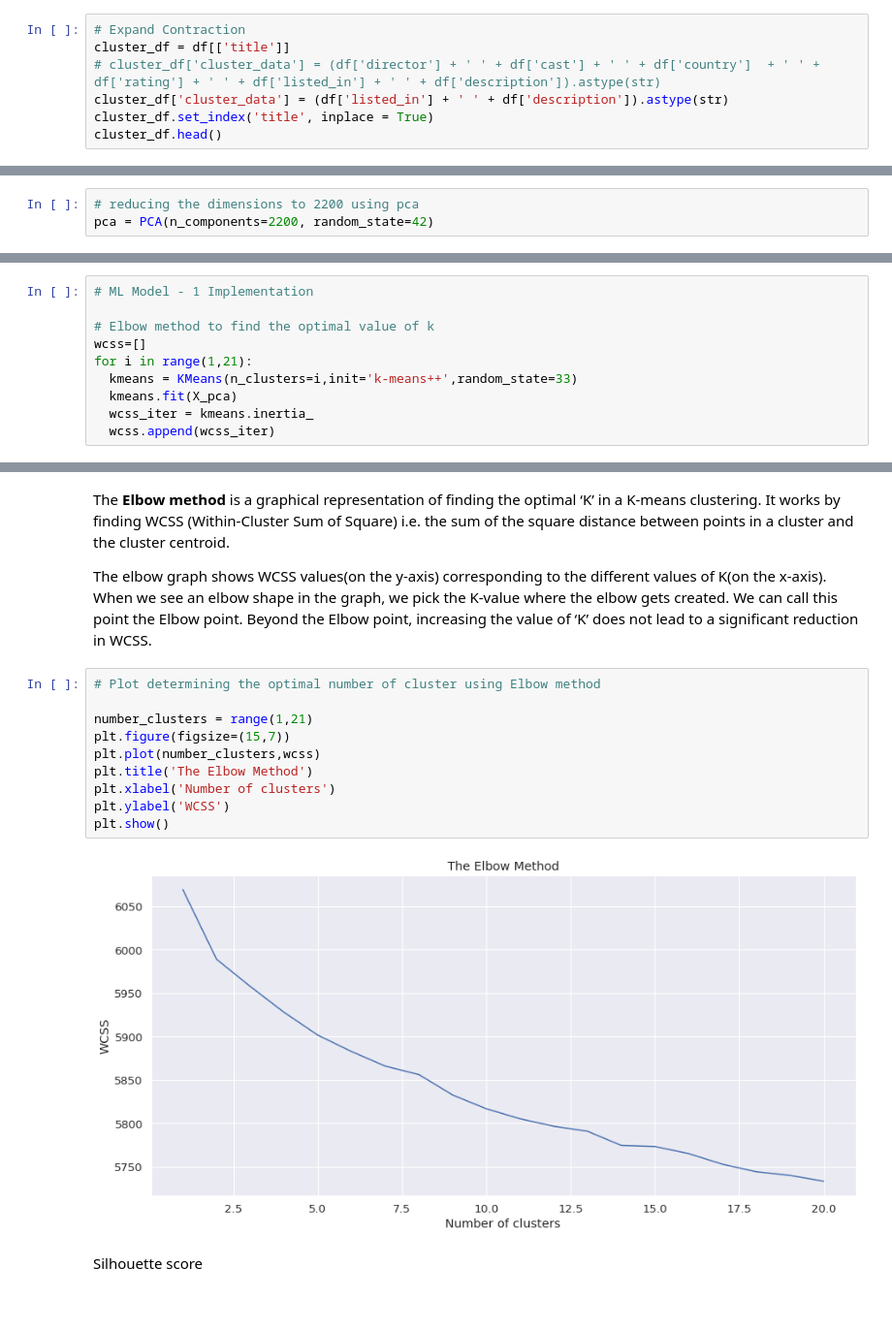
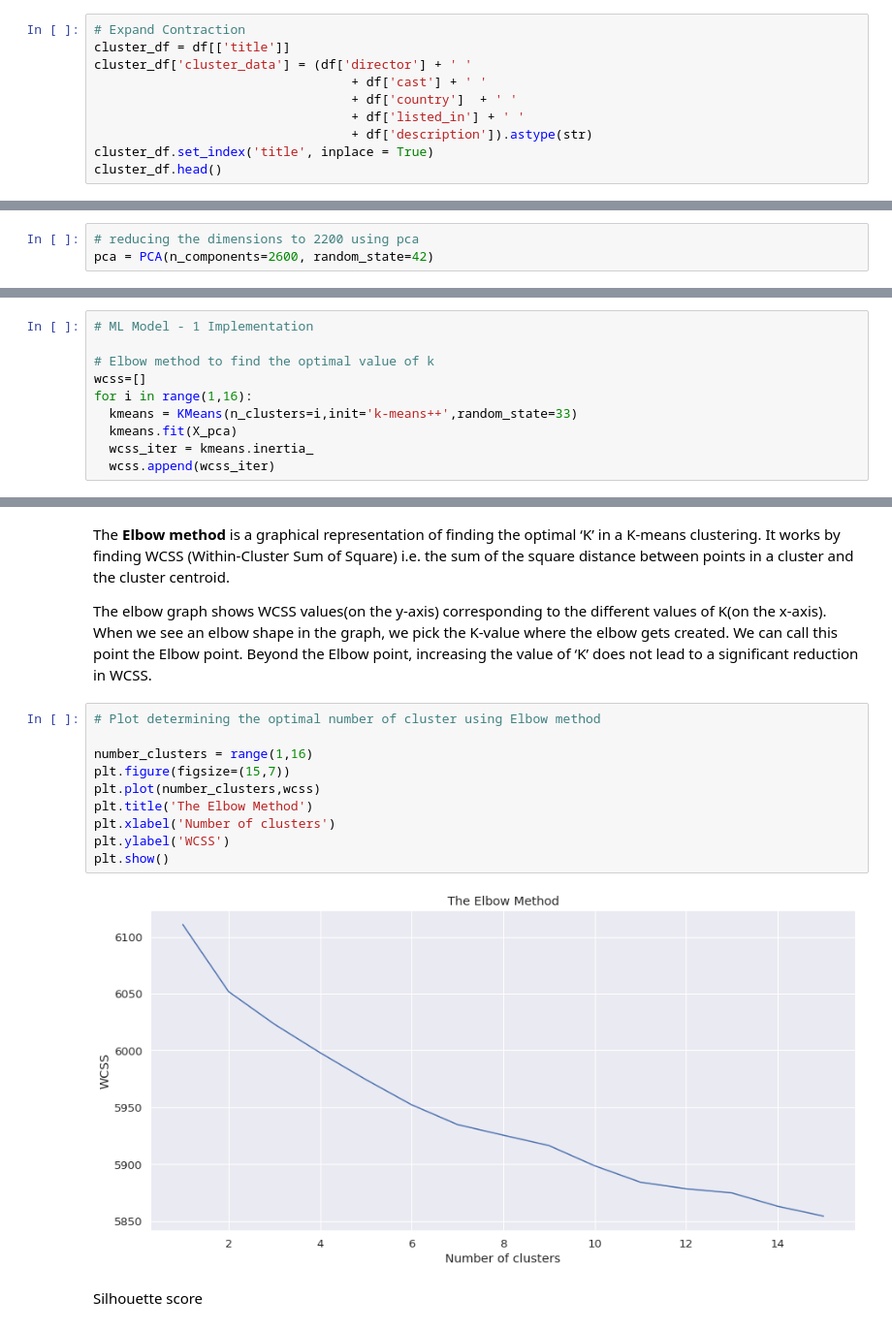
Before and after one commit to Rajakumaran-S/Netflix_Movie_and_TV_Shows_Clustering, a Jupyter notebook: Netflix_Movie_and_TV_Shows_Clustering_Raja.ipynb, the cells around one changed output, grey strips where cells are left out. Shown at 97% size. Cells and saved outputs as stored; diff of their text form.

```diff
--- a/Netflix_Movie_and_TV_Shows_Clustering_Raja.ipynb
+++ b/Netflix_Movie_and_TV_Shows_Clustering_Raja.ipynb
@@ -945,8 +944,11 @@ We will cluster the movie/shows on Netflix based on the following attributes:
 # %%
 # Expand Contraction
 cluster_df = df[['title']]
-# cluster_df['cluster_data'] = (df['director'] + ' ' + df['cast'] + ' ' + df['country']  + ' ' + df['rating'] + ' ' + df['listed_in'] + ' ' + df['description']).astype(str)
-cluster_df['cluster_data'] = (df['listed_in'] + ' ' + df['description']).astype(str)
+cluster_df['cluster_data'] = (df['director'] + ' '
+                                  + df['cast'] + ' '
+                                  + df['country']  + ' '
+                                  + df['listed_in'] + ' '
+                                  + df['description']).astype(str)
 cluster_df.set_index('title', inplace = True)
 cluster_df.head()
 # %% [output]
@@ -1375,6 +1373,6 @@ plt.show()
 # %%
 # reducing the dimensions to 2200 using pca
-pca = PCA(n_components=2200, random_state=42)
+pca = PCA(n_components=2600, random_state=42)
 # %%
 # Fit PCA model to the data and transform it into the principal component space
 X_pca = pca.fit_transform(X)
@@ -1411,7 +1409,7 @@ from sklearn.metrics import silhouette_score
 
 # Elbow method to find the optimal value of k
 wcss=[]
-for i in range(1,21):
+for i in range(1,16):
   kmeans = KMeans(n_clusters=i,init='k-means++',random_state=33)
   kmeans.fit(X_pca)
   wcss_iter = kmeans.inertia_
@@ -1425,15 +1423,15 @@ The elbow graph shows WCSS values(on the y-axis) corresponding to the different
 # %%
 # Plot determining the optimal number of cluster using Elbow method
 
-number_clusters = range(1,21)
+number_clusters = range(1,16)
 plt.figure(figsize=(15,7))
 plt.plot(number_clusters,wcss)
 plt.title('The Elbow Method')
 plt.xlabel('Number of clusters')
 plt.ylabel('WCSS')
 plt.show()
 # %% [output]
-[figure, old version]
+[figure, new version]
 # %% [markdown]
 Silhouette score
 # %% [markdown]
```
Also changed, not shown: parts of 38 cells of this notebook.
